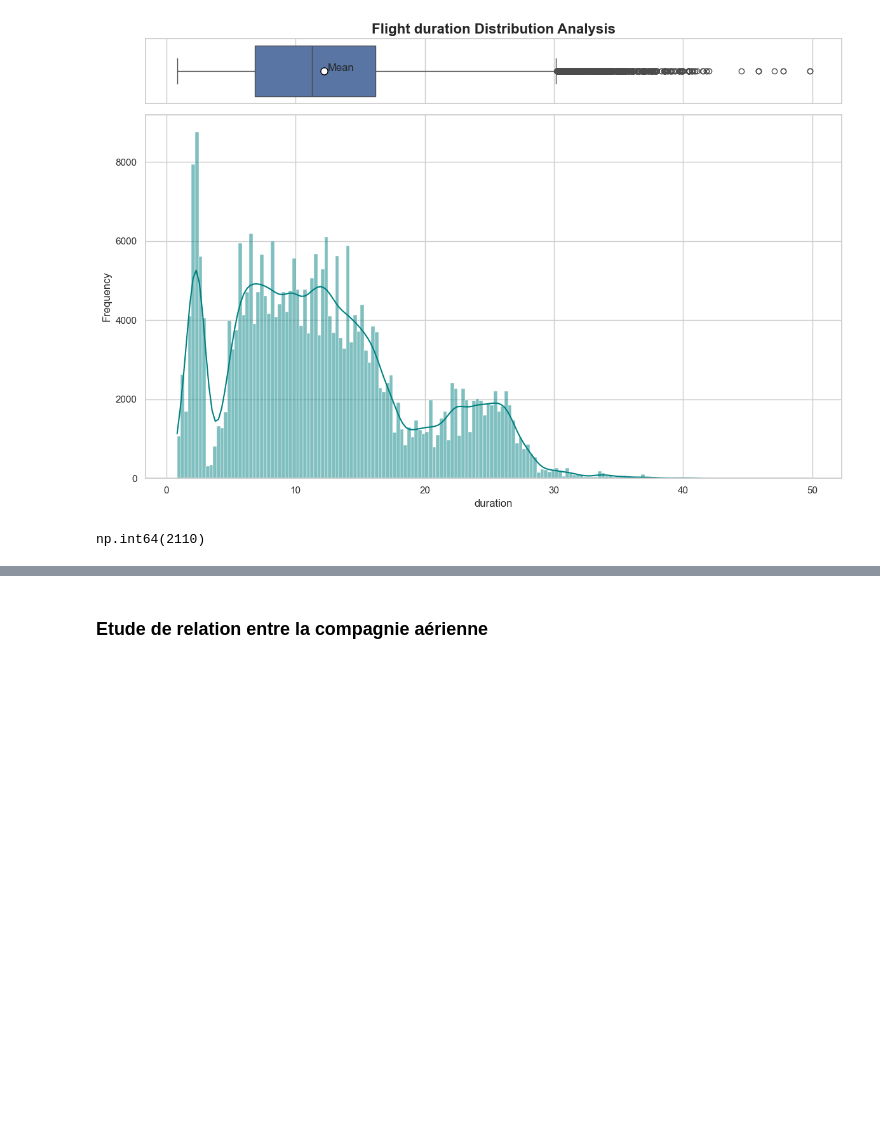
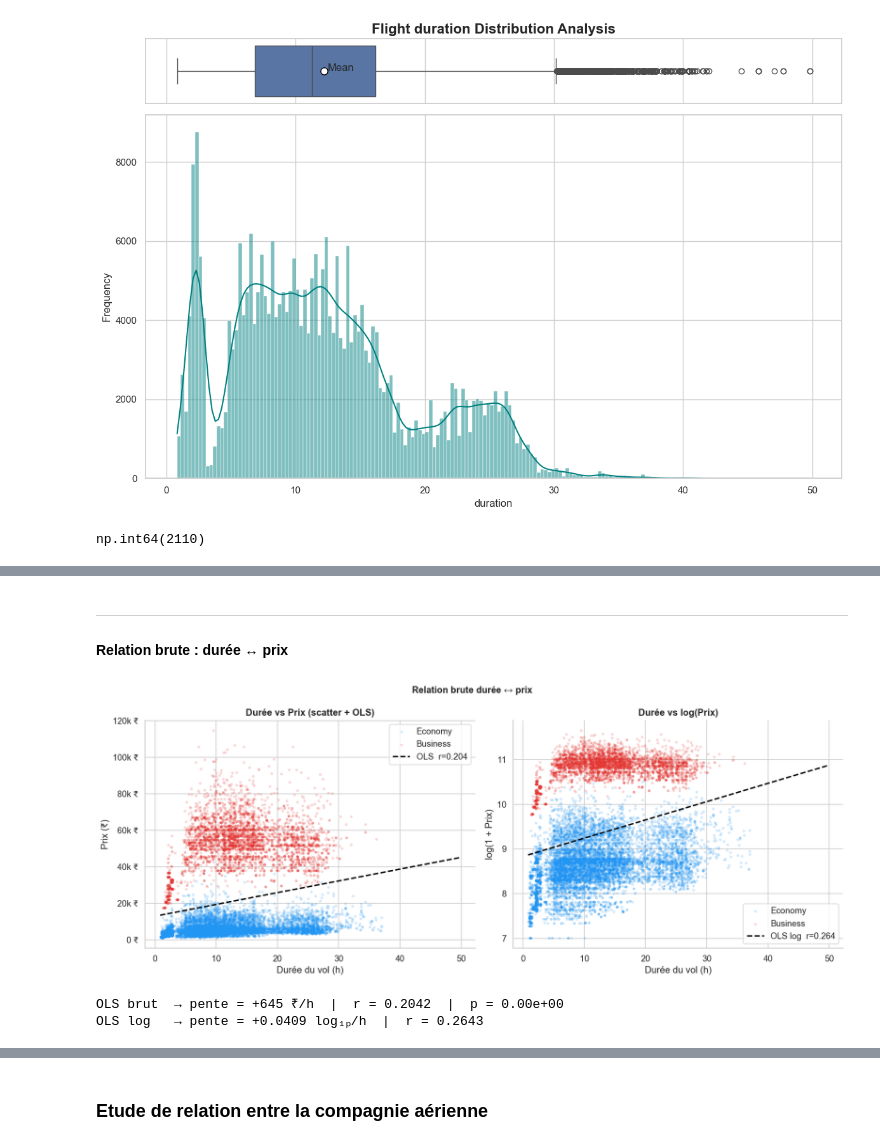
Before and after one commit to nouresho/Pr-diction-du-prix-des-billets-d-avion, a Jupyter notebook: 01_EDA.ipynb, the cells around one changed output, grey strips where cells are left out. Drawn from its saved outputs; the diff is of its cells as text; code cells hidden in the pictures; blank space fills up the shorter version.

```diff
--- a/01_EDA.ipynb
+++ b/01_EDA.ipynb
@@ -203,0 +283,51 @@ np.int64(2110)
+# %% [markdown]
+---
+####   Relation brute : durée ↔ prix
+# %%
+# Échantillon pour la lisibilité du scatter
+sample = df_a.sample(15_000, random_state=42)
+
+fig, axes = plt.subplots(1, 2, figsize=(15, 6))
+
+# --- Scatter global avec régression OLS
+color_map = {'Economy': '#2196F3', 'Business': '#E53935'}
+for cls in ['Economy', 'Business']:
+    sub = sample[sample['class'] == cls]
+    axes[0].scatter(sub['duration'], sub['price'], alpha=0.15, s=8,
+                    color=color_map[cls], label=cls)
+
+# Droite de régression globale
+slope, intercept, r, p, se = stats.linregress(df_a['duration'], df_a['price'])
+x_line = np.linspace(df_a['duration'].min(), df_a['duration'].max(), 200)
+axes[0].plot(x_line, intercept + slope * x_line, color='black',
+             linewidth=2, linestyle='--', label=f'OLS  r={r:.3f}')
+
+axes[0].set_xlabel('Durée du vol (h)')
+axes[0].set_ylabel('Prix (₹)')
+axes[0].set_title('Durée vs Prix (scatter + OLS)', fontweight='bold')
+axes[0].yaxis.set_major_formatter(fmt_k)
+axes[0].legend()
+
+# --- Log-prix pour atténuer la bimodalité
+for cls in ['Economy', 'Business']:
+    sub = sample[sample['class'] == cls]
+    axes[1].scatter(sub['duration'], np.log1p(sub['price']), alpha=0.15, s=8,
+                    color=color_map[cls], label=cls)
+lr2 = stats.linregress(df_a['duration'], np.log1p(df_a['price']))
+axes[1].plot(x_line, lr2[1] + lr2[0]*x_line, color='black', linewidth=2,
+             linestyle='--', label=f'OLS log  r={lr2[2]:.3f}')
+axes[1].set_xlabel('Durée du vol (h)')
+axes[1].set_ylabel('log(1 + Prix)')
+axes[1].set_title('Durée vs log(Prix)', fontweight='bold')
+axes[1].legend()
+
+plt.suptitle('Relation brute durée ↔ prix', fontsize=13, fontweight='bold')
+plt.tight_layout()
+plt.show()
+
+print(f'OLS brut  → pente = {slope:+.0f} ₹/h  |  r = {r:.4f}  |  p = {p:.2e}')
+print(f'OLS log   → pente = {lr2[0]:+.4f} log₁ₚ/h  |  r = {lr2[2]:.4f}')
+# %% [output]
+[figure, added]
+OLS brut  → pente = +645 ₹/h  |  r = 0.2042  |  p = 0.00e+00
+OLS log   → pente = +0.0409 log₁ₚ/h  |  r = 0.2643
```
Also changed, not shown: parts of 11 cells of this notebook.
